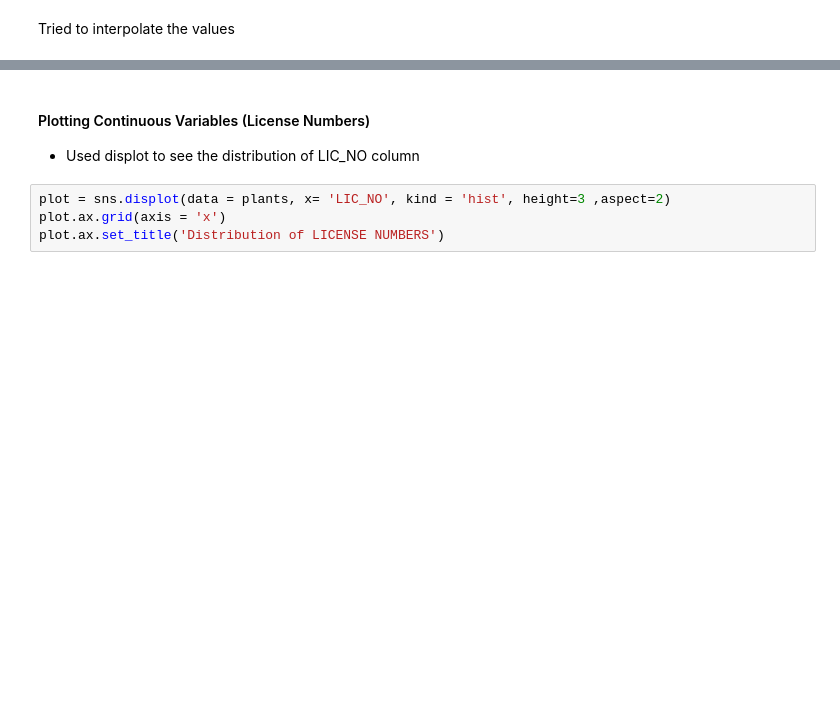
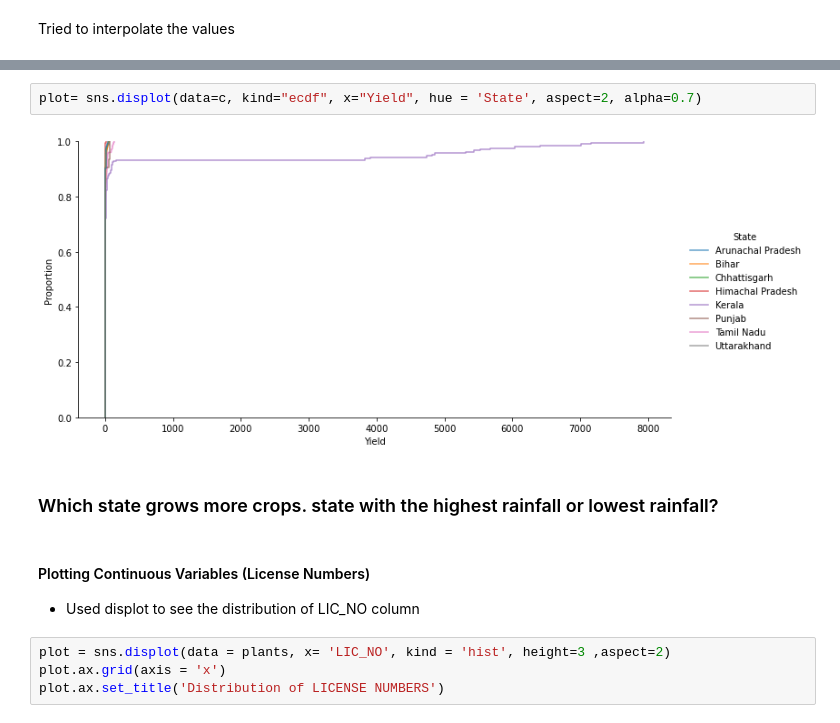
Before and after one commit to PoojaLaveti/Data601, a Jupyter notebook: FinalProject/FinalProject.ipynb, the cells around one changed output, grey strips where cells are left out. Cells and saved outputs as stored; diff of their text form; blank space fills up the shorter version.

```diff
--- a/FinalProject/FinalProject.ipynb
+++ b/FinalProject/FinalProject.ipynb
@@ -244,3 +311,9 @@ plot.ax.set_title('Number of PLANTS for different type of LICENSES')
+# %%
+plot= sns.displot(data=c, kind="ecdf", x="Yield", hue = 'State', aspect=2, alpha=0.7)
+# %% [output]
+[figure, added]
+# %% [markdown]
+### Which state grows more crops. state with the highest rainfall or lowest rainfall?
 # %% [markdown]
 #### Plotting Continuous Variables (License Numbers)
 * Used displot to see the distribution of LIC_NO column
```
Also changed, not shown: parts of 35 cells of this notebook.
